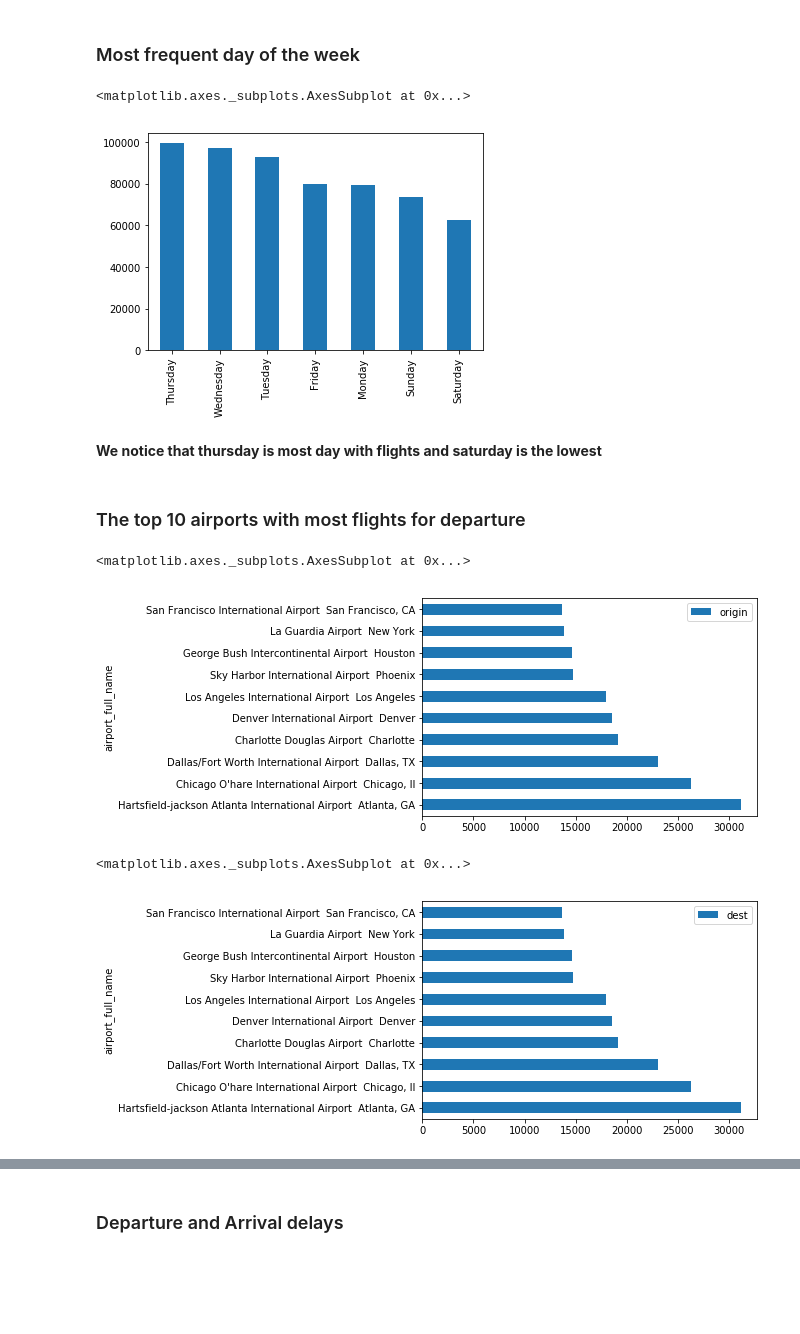
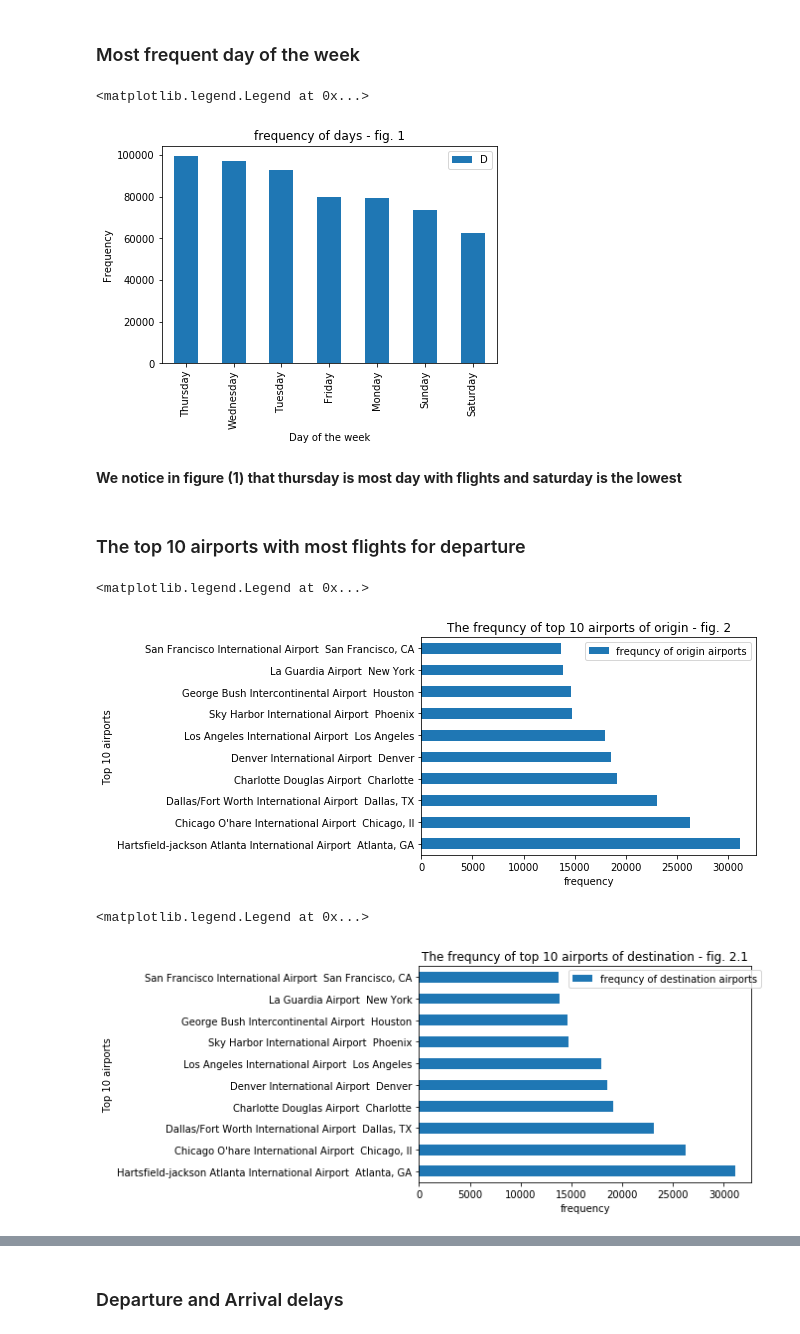
Before and after one commit to rimoun-g/Data_Visulaization-Python, a Jupyter notebook: Flights EDA.ipynb, the cells around one changed output, grey strips where cells are left out. Saved outputs shown, nothing was run; the diff lists cells and outputs as text; code cells hidden in the pictures; blank space fills up the shorter version.

```diff
--- a/Flights EDA.ipynb
+++ b/Flights EDA.ipynb
@@ -270,23 +270,35 @@ df_main["day_of_week"] = df_main.index.day_name()
 # %%
 # counting the repition of records for each day
 df_main["day_of_week"].value_counts().plot(kind='bar')
+plt.title("frequency of days - fig. 1")
+plt.xlabel("Day of the week")
+plt.ylabel("Frequency")
+plt.legend("Day of week frequency")
 # %% [output]
-<matplotlib.axes._subplots.AxesSubplot at 0x...>
+<matplotlib.legend.Legend at 0x...>
-[figure, old version]
+[figure, new version]
 # %% [markdown]
-**We notice that thursday is most day with flights and saturday is the lowest**
+**We notice in figure (1) that thursday is most day with flights and saturday is the lowest**
 # %% [markdown]
 ### The top 10 airports with most flights for departure
 # %%
 # counting the number of records for the top 10 airports of origin
 pd.merge(pd.DataFrame(df_main['origin'].value_counts())[0:10], df_airports_names, how='left', left_index=True,right_index=True).plot(x='airport_full_name',y='origin',kind='barh')
+plt.title("The frequncy of top 10 airports of origin - fig. 2")
+plt.xlabel("frequency")
+plt.ylabel("Top 10 airports")
+plt.legend(["frequncy of origin airports"])
 # %% [output]
-<matplotlib.axes._subplots.AxesSubplot at 0x...>
+<matplotlib.legend.Legend at 0x...>
-[figure, old version]
+[figure, new version]
 # %%
 # counting the number of records for the top 10 airports of destination
 pd.merge(pd.DataFrame(df_main['dest'].value_counts())[0:10], df_airports_names, how='left', left_index=True,right_index=True).plot(x='airport_full_name',y='dest',kind='barh')
+plt.title("The frequncy of top 10 airports of destination - fig. 2.1")
+plt.xlabel("frequency")
+plt.ylabel("Top 10 airports")
+plt.legend(["frequncy of destination airports"], loc=[0.45,0.9])
 # %% [output]
-<matplotlib.axes._subplots.AxesSubplot at 0x...>
+<matplotlib.legend.Legend at 0x...>
-[figure, old version]
+[figure, new version]
 # %% [markdown]
```
Also changed, not shown: parts of 36 cells of this notebook, 1 other file.
